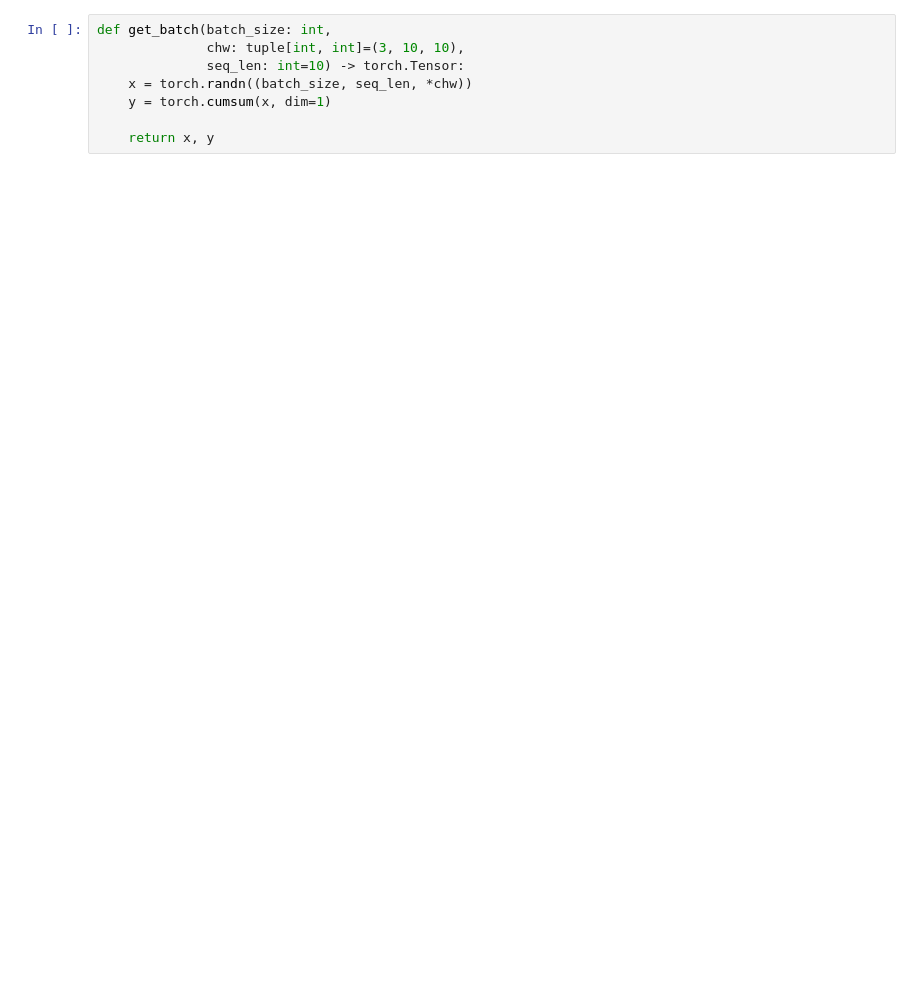
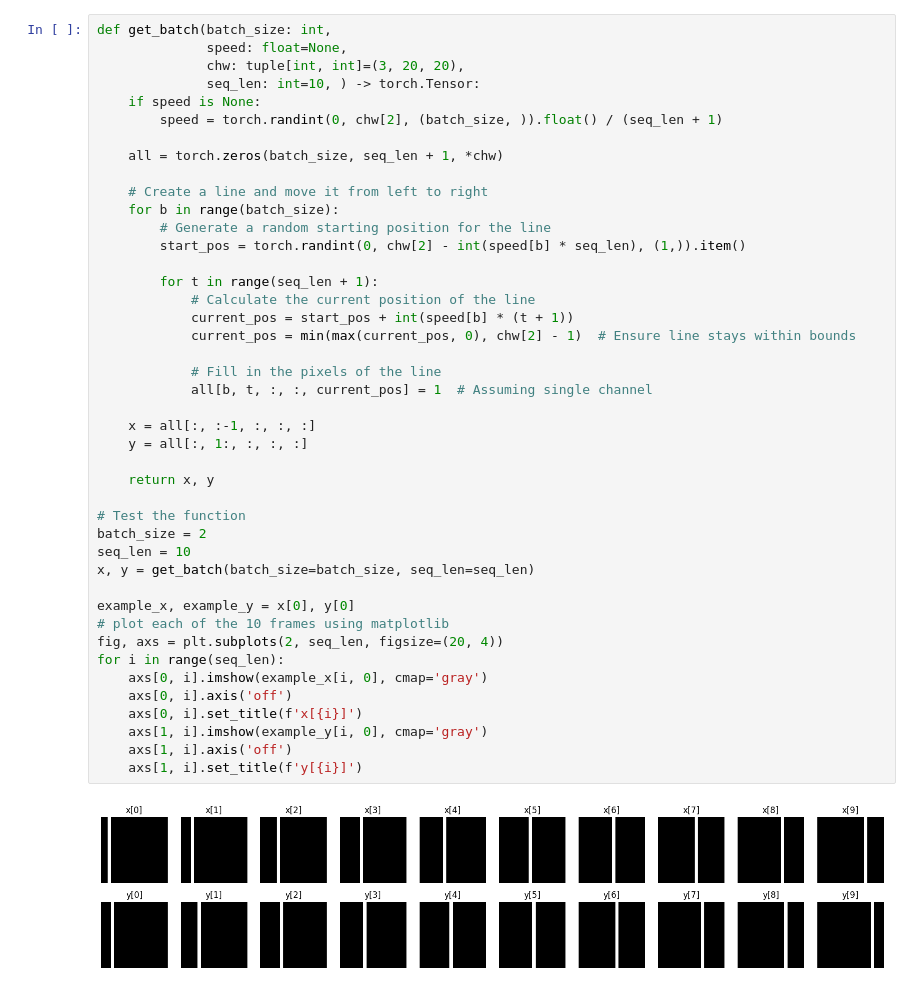
Before and after one commit to Stjev/ConvLSTM, a Jupyter notebook: conv_lstm.ipynb, the cells around one changed output. Saved outputs shown, nothing was run; the diff lists cells and outputs as text; blank space fills up the shorter version.

```diff
--- a/conv_lstm.ipynb
+++ b/conv_lstm.ipynb
@@ -10,11 +12,48 @@ print(torch.__version__)
-# %%
-def get_batch(batch_size: int,
-              chw: tuple[int, int]=(3, 10, 10),
-              seq_len: int=10) -> torch.Tensor:
-    x = torch.randn((batch_size, seq_len, *chw))
-    y = torch.cumsum(x, dim=1)
-
-    return x, y
+# %%
+def get_batch(batch_size: int,
+              speed: float=None,
+              chw: tuple[int, int]=(3, 20, 20),
+              seq_len: int=10, ) -> torch.Tensor:
+    if speed is None:
+        speed = torch.randint(0, chw[2], (batch_size, )).float() / (seq_len + 1)
+
+    all = torch.zeros(batch_size, seq_len + 1, *chw)
+
+    # Create a line and move it from left to right
+    for b in range(batch_size):
+        # Generate a random starting position for the line
+        start_pos = torch.randint(0, chw[2] - int(speed[b] * seq_len), (1,)).item()
+
+        for t in range(seq_len + 1):
+            # Calculate the current position of the line
+            current_pos = start_pos + int(speed[b] * (t + 1))
+            current_pos = min(max(current_pos, 0), chw[2] - 1)  # Ensure line stays within bounds
+
+            # Fill in the pixels of the line
+            all[b, t, :, :, current_pos] = 1  # Assuming single channel
+
+    x = all[:, :-1, :, :, :]
+    y = all[:, 1:, :, :, :]
+
+    return x, y
+
+# Test the function
+batch_size = 2
+seq_len = 10
+x, y = get_batch(batch_size=batch_size, seq_len=seq_len)
+
+example_x, example_y = x[0], y[0]
+# plot each of the 10 frames using matplotlib
+fig, axs = plt.subplots(2, seq_len, figsize=(20, 4))
+for i in range(seq_len):
+    axs[0, i].imshow(example_x[i, 0], cmap='gray')
+    axs[0, i].axis('off')
+    axs[0, i].set_title(f'x[{i}]')
+    axs[1, i].imshow(example_y[i, 0], cmap='gray')
+    axs[1, i].axis('off')
+    axs[1, i].set_title(f'y[{i}]')
+# %% [output]
+[figure, added]
 # %%
 class ConvLSTMCell(nn.Module):
     """Implementation based on the paper: Convolutional LSTM Network: A Machine Learning Approach for Precipitation Nowcasting (https://arxiv.org/abs/1506.04214)."""
```
Also changed, not shown: parts of 8 cells of this notebook, 1 other file.
